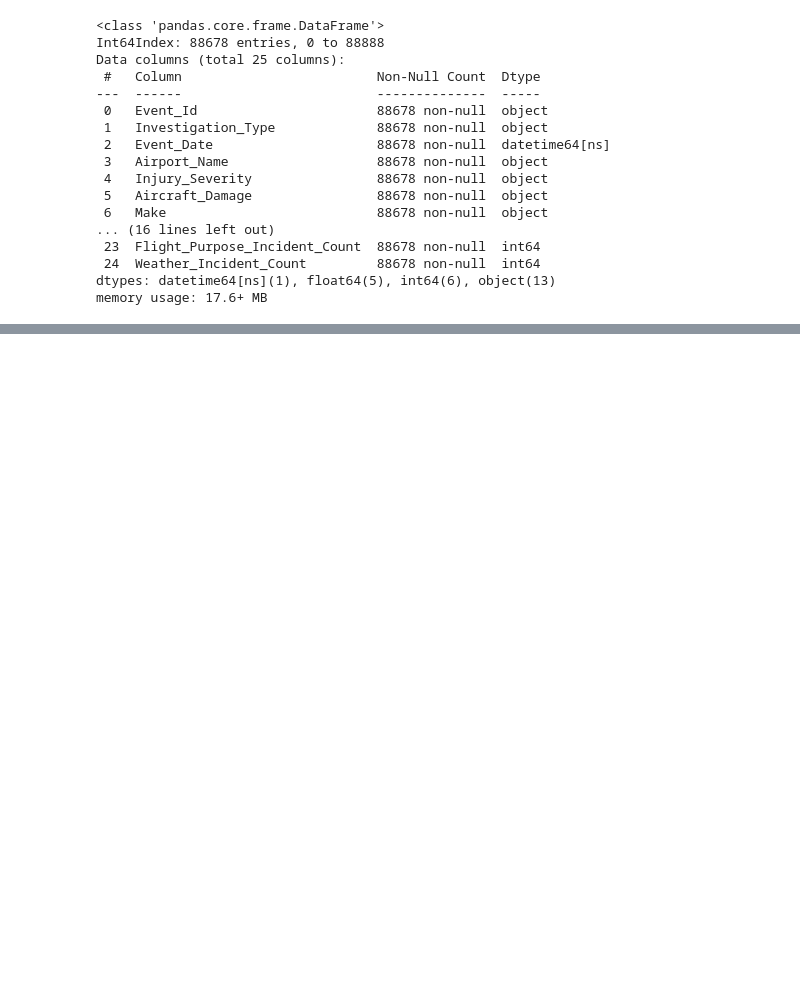
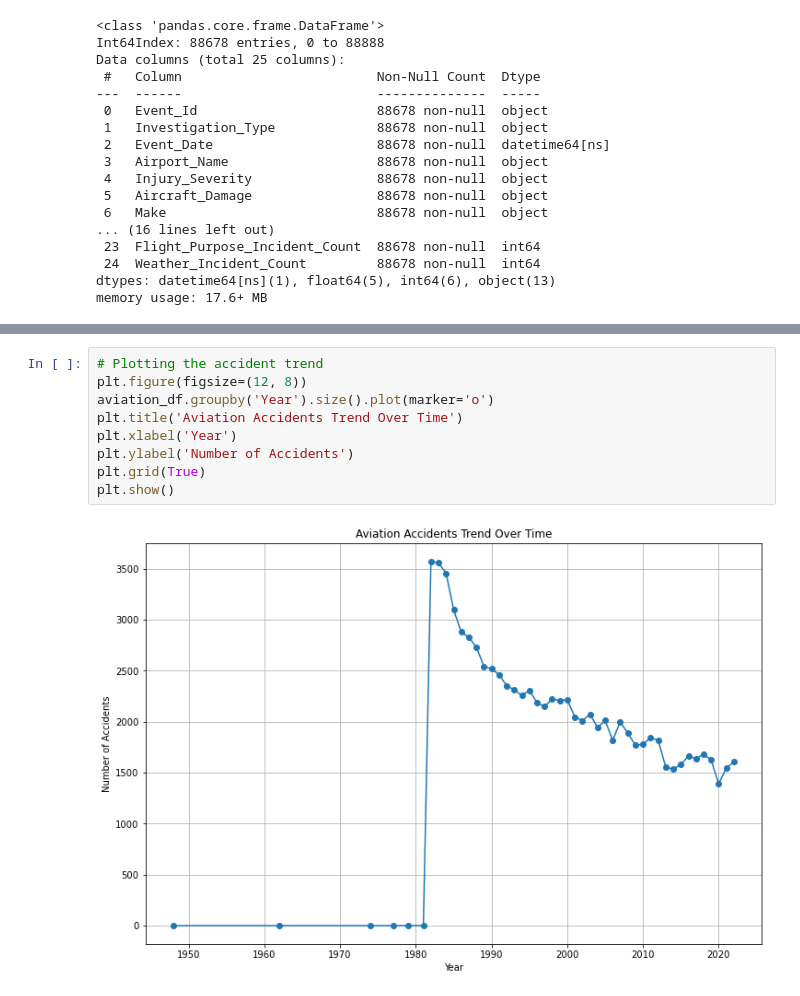
Before and after one commit to KarimzKarimz/aviation-analysis-project, a Jupyter notebook: index.ipynb, the cells around one changed output, grey strips where cells are left out. Saved outputs shown, nothing was run; the diff lists cells and outputs as text; blank space fills up the shorter version.

```diff
--- a/index.ipynb
+++ b/index.ipynb
@@ -464,0 +573,11 @@ memory usage: 17.6+ MB
+# %%
+# Plotting the accident trend
+plt.figure(figsize=(12, 8))
+aviation_df.groupby('Year').size().plot(marker='o')
+plt.title('Aviation Accidents Trend Over Time')
+plt.xlabel('Year')
+plt.ylabel('Number of Accidents')
+plt.grid(True)
+plt.show()
+# %% [output]
+[figure, added]
```
Also changed, not shown: parts of 9 cells of this notebook.
